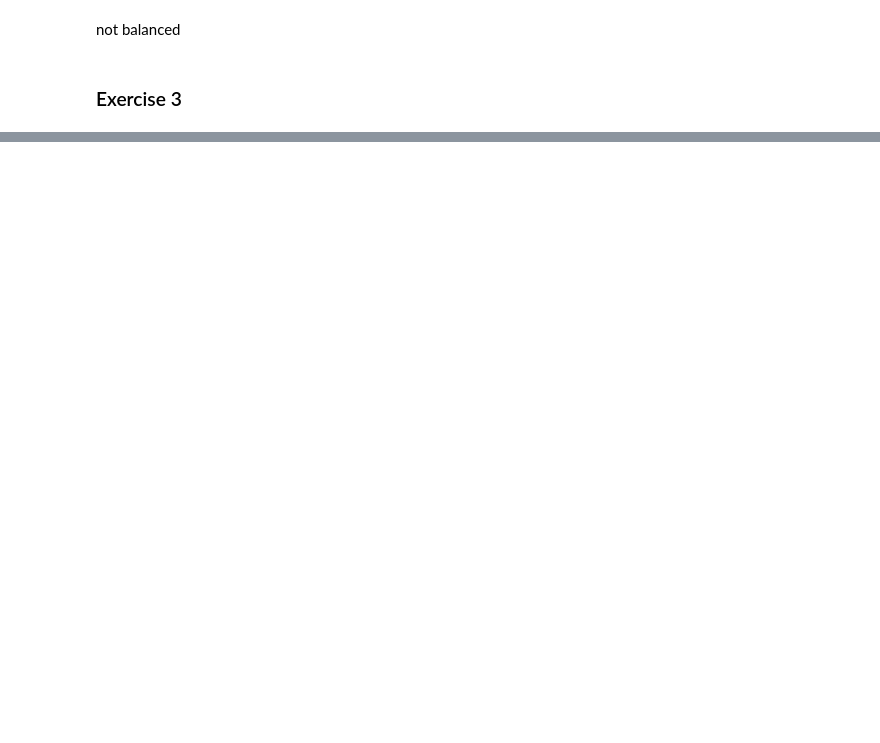
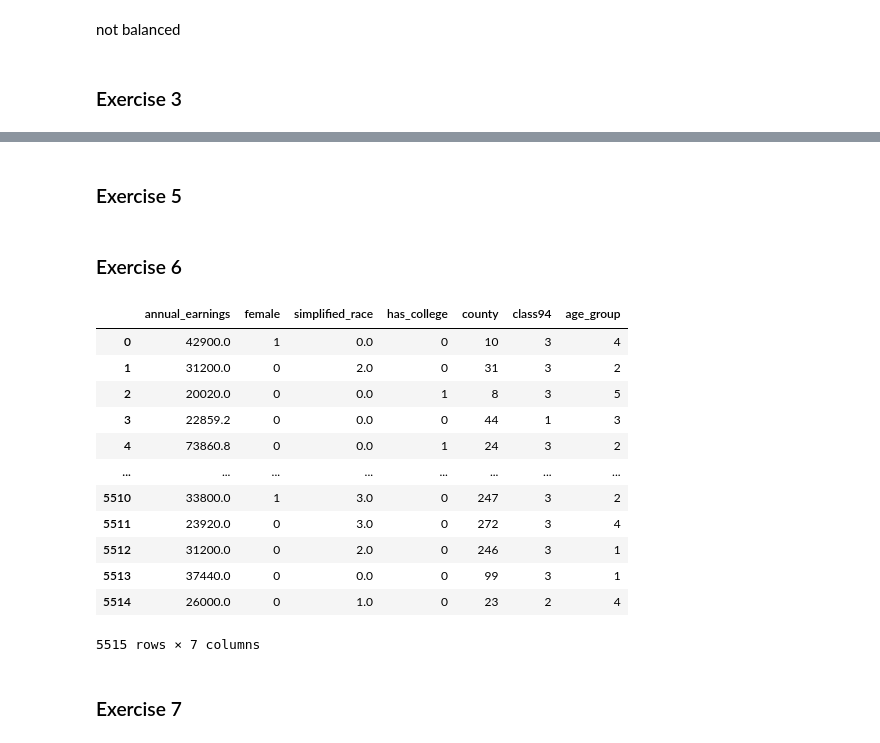
Before and after one commit to nick-carroll1/Matching-Exercise, a Jupyter notebook: matching_exercise.ipynb, the cells around one changed output, grey strips where cells are left out. Drawn from its saved outputs; the diff is of its cells as text; code cells hidden in the pictures; blank space fills up the shorter version.

```diff
--- a/matching_exercise.ipynb
+++ b/matching_exercise.ipynb
@@ -105,0 +124,41 @@ base + loess
+# %%
+# create a new varibalbe that discretizes age into 7 bins
+cps.loc[cps['age'] <= 20, 'age_group'] = 0
+cps.loc[(cps['age'] > 20) & (cps['age'] <= 30), 'age_group'] = 1
+cps.loc[(cps['age'] > 30) & (cps['age'] <= 40), 'age_group'] = 2
+cps.loc[(cps['age'] > 40) & (cps['age'] <= 50), 'age_group'] = 3
+cps.loc[(cps['age'] > 50) & (cps['age'] <= 60), 'age_group'] = 4
+cps.loc[(cps['age'] > 60) & (cps['age'] <= 70), 'age_group'] = 5
+cps.loc[cps['age'] > 70, 'age_group'] = 6
+cps['age_group'] = cps['age_group'].astype(int)
+# %% [markdown]
+### Exercise 5
+# %%
+# convert county and class94 to a numeric vector of intergers using pd.Categorical
+cps['county'] = pd.Categorical(cps['county']).codes
+cps['class94'] = pd.Categorical(cps['class94']).codes
+# %% [markdown]
+### Exercise 6
+# %%
+# drop the original variables
+cps_2 = cps.copy()
+cps_2.drop(columns=['age', 'index'], inplace=True)
+cps_2.dropna(inplace=True)
+cps_2.reset_index(inplace=True, drop=True)
+cps_2
+# %% [output]
+|  | annual_earnings | female | simplified_race | has_college | county | class94 | age_group |
+| 0 | 42900.0 | 1 | 0.0 | 0 | 10 | 3 | 4 |
+| 1 | 31200.0 | 0 | 2.0 | 0 | 31 | 3 | 2 |
+| 2 | 20020.0 | 0 | 0.0 | 1 | 8 | 3 | 5 |
+| 3 | 22859.2 | 0 | 0.0 | 0 | 44 | 1 | 3 |
+| 4 | 73860.8 | 0 | 0.0 | 1 | 24 | 3 | 2 |
+| ... | ... | ... | ... | ... | ... | ... | ... |
+| 5510 | 33800.0 | 1 | 3.0 | 0 | 247 | 3 | 2 |
+| 5511 | 23920.0 | 0 | 3.0 | 0 | 272 | 3 | 4 |
+| 5512 | 31200.0 | 0 | 2.0 | 0 | 246 | 3 | 1 |
+| 5513 | 37440.0 | 0 | 0.0 | 0 | 99 | 3 | 1 |
+| 5514 | 26000.0 | 0 | 1.0 | 0 | 23 | 2 | 4 |
+5515 rows × 7 columns
+# %% [markdown]
+### Exercise 7
```
Also changed, not shown: parts of 9 cells of this notebook.
